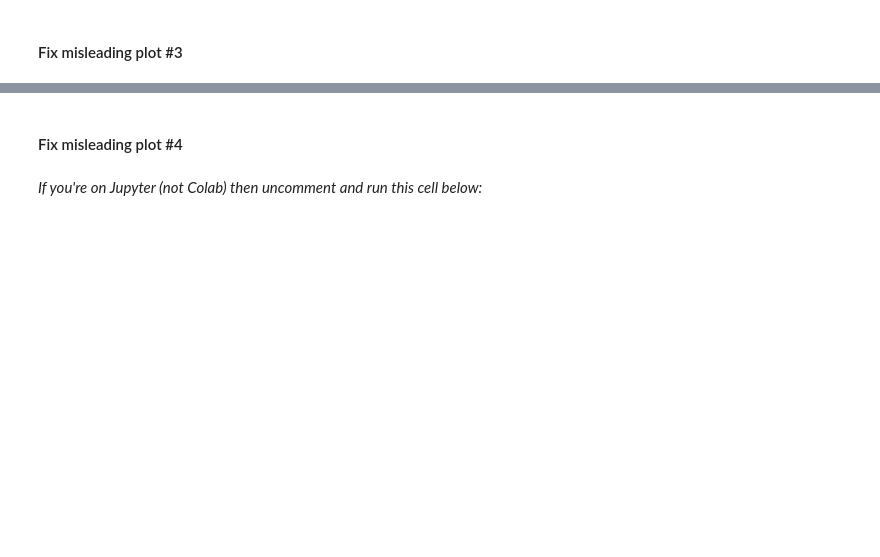
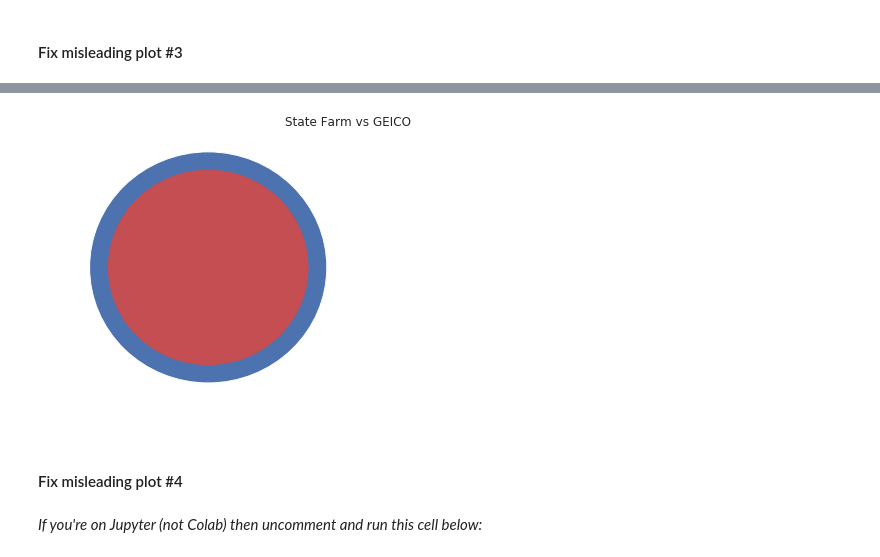
Before and after one commit to bloominstituteoftechnology/DS-Sprint-02-Storytelling-With-Data, a Jupyter notebook: module2-choose-appropriate-visualizations/LS_DS_122_Choose_appropriate_visualizations.ipynb, the cells around one changed output, grey strips where cells are left out. Saved outputs shown, nothing was run; the diff lists cells and outputs as text; code cells hidden in the pictures; blank space fills up the shorter version.

```diff
--- a/module2-choose-appropriate-visualizations/LS_DS_122_Choose_appropriate_visualizations.ipynb
+++ b/module2-choose-appropriate-visualizations/LS_DS_122_Choose_appropriate_visualizations.ipynb
@@ -36,3 +95,24 @@ misleading.plot3()
+# %%
+def plot3():
+    import matplotlib.pyplot as plt
+
+    fig, ax = plt.subplots(figsize=(10, 5))
+    ax.set_xlim((0, 80))
+    ax.set_ylim((0, 40))
+    plt.axis('off')
+
+    circle = plt.Circle(xy=(20, 20), radius=np.sqrt(18.07)*4)
+    ax.add_artist(circle)
+
+    circle = plt.Circle(xy=(20, 20), radius=np.sqrt(12.79)*4, color='r')
+    ax.add_artist(circle)
+
+    plt.title('State Farm vs GEICO')
+    plt.show()
+
+plot3();
+# %% [output]
+[figure, added]
 # %% [markdown]
 #### Fix misleading plot #4
 # %% [markdown]
```
Also changed, not shown: parts of 46 cells of this notebook.
